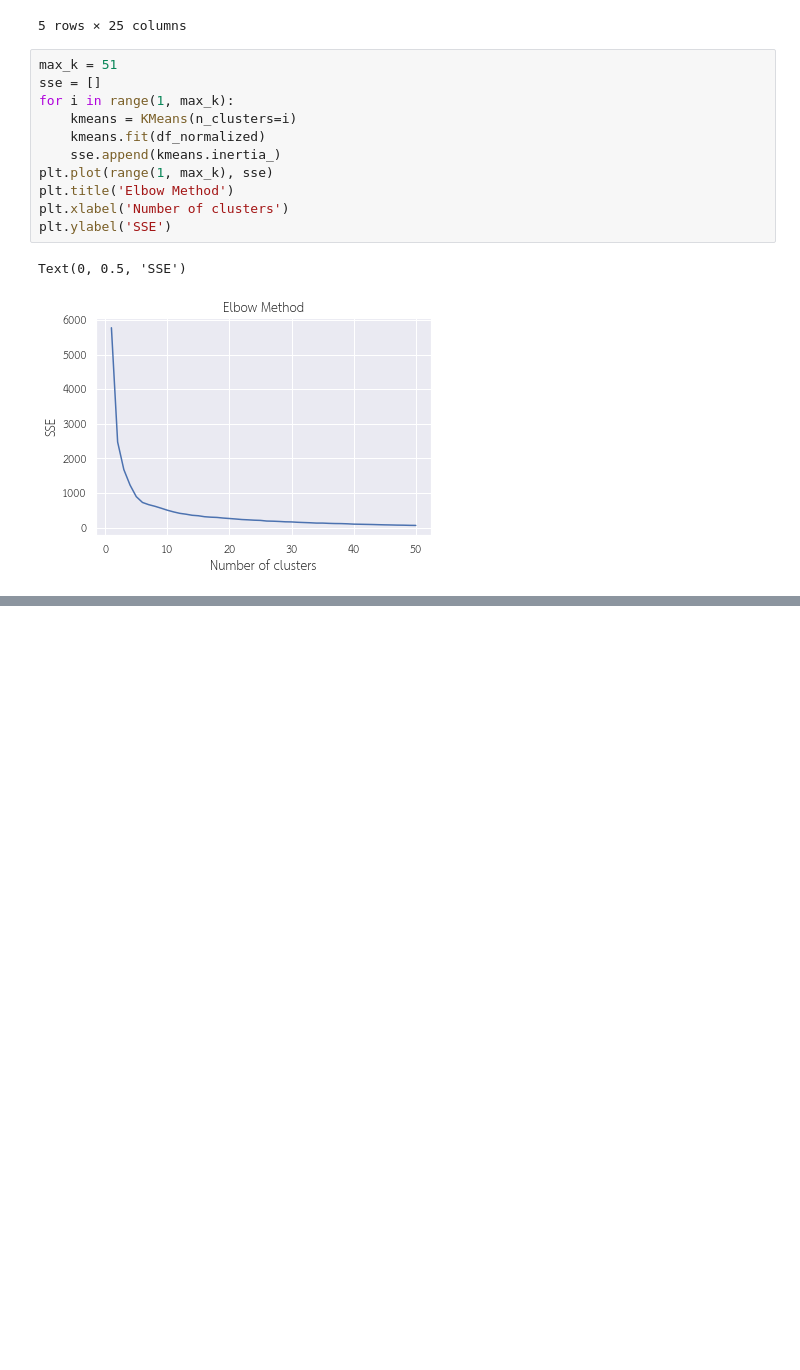
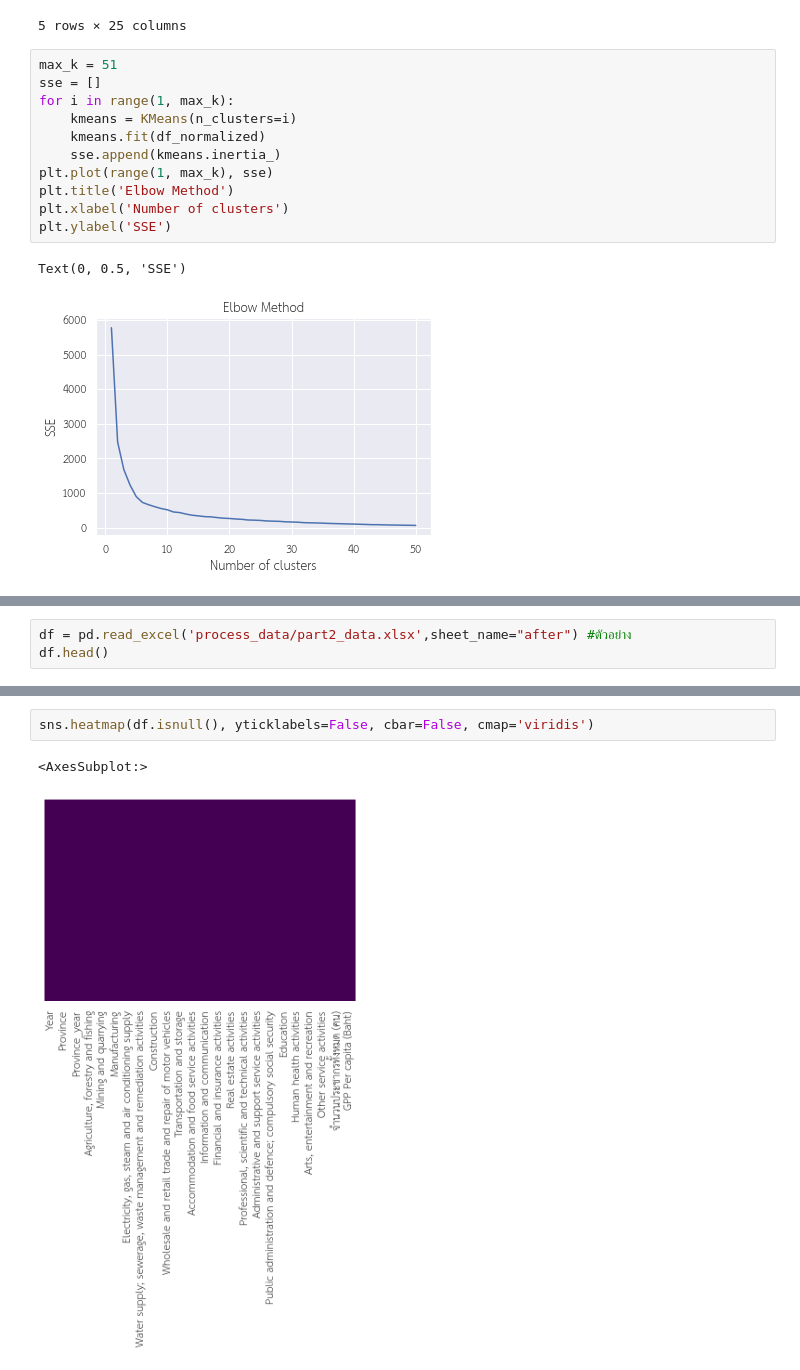
Before and after one commit to pant411/final_stat_pant, a Jupyter notebook: part2_clustering.ipynb, the cells around one changed output, grey strips where cells are left out. Drawn from its saved outputs; the diff is of its cells as text; blank space fills up the shorter version.

Commit message:
finish code part2

```diff
--- a/part2_clustering.ipynb
+++ b/part2_clustering.ipynb
@@ -149,0 +201,3 @@ print(metrics.silhouette_score(df2,kmeans.labels_))
+# %%
+df = pd.read_excel('process_data/part2_data.xlsx',sheet_name="after") #ตัวอย่าง
+df.head()
@@ -149,0 +212,5 @@ print(metrics.silhouette_score(df2,kmeans.labels_))
+# %%
+sns.heatmap(df.isnull(), yticklabels=False, cbar=False, cmap='viridis')
+# %% [output]
+<AxesSubplot:>
+[figure, added]
```
Also changed, not shown: parts of 31 cells of this notebook, 5 other files.
